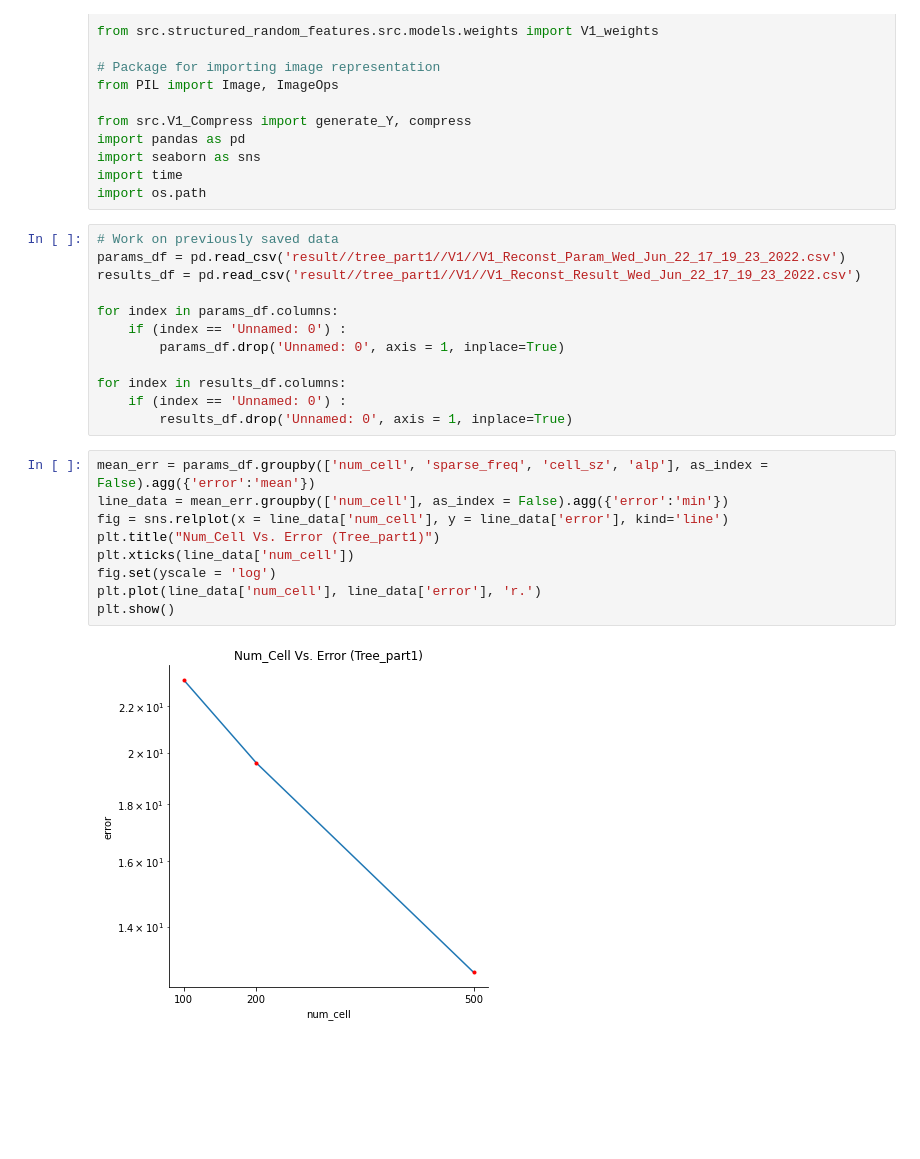
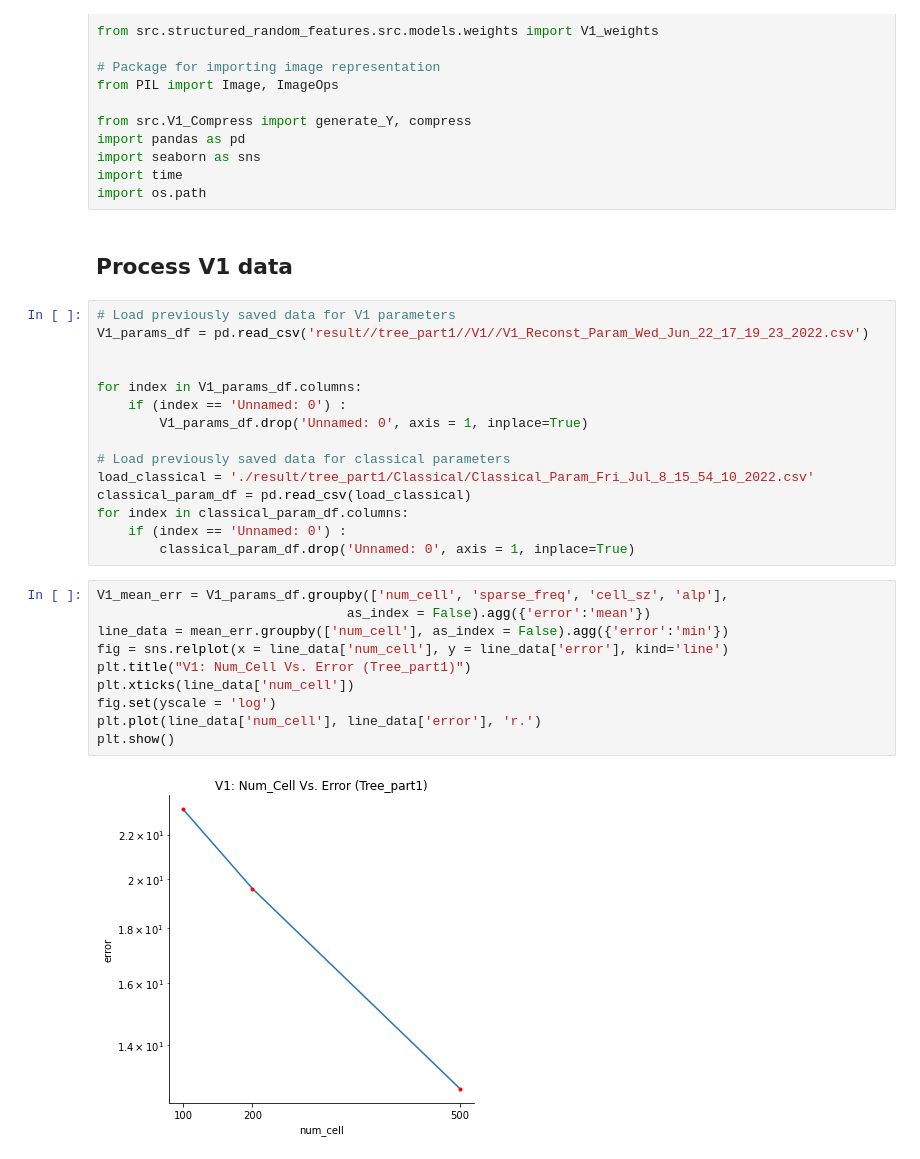
Before and after one commit to qkstngus000/Visual-Compressive-Sensing, a Jupyter notebook: NumCell_VS_Error_Graph.ipynb, the cells around one changed output. Cells and saved outputs as stored; diff of their text form; blank space fills up the shorter version.

```diff
--- a/NumCell_VS_Error_Graph.ipynb
+++ b/NumCell_VS_Error_Graph.ipynb
@@ -13,27 +13,33 @@ import pandas as pd
 import seaborn as sns
 import time
 import os.path
+# %% [markdown]
+## Process V1 data
 # %%
-# Work on previously saved data
-params_df = pd.read_csv('result//tree_part1//V1//V1_Reconst_Param_Wed_Jun_22_17_19_23_2022.csv')
-results_df = pd.read_csv('result//tree_part1//V1//V1_Reconst_Result_Wed_Jun_22_17_19_23_2022.csv')
+# Load previously saved data for V1 parameters
+V1_params_df = pd.read_csv('result//tree_part1//V1//V1_Reconst_Param_Wed_Jun_22_17_19_23_2022.csv')
 
-for index in params_df.columns:
+
+for index in V1_params_df.columns:
     if (index == 'Unnamed: 0') :
-        params_df.drop('Unnamed: 0', axis = 1, inplace=True)
+        V1_params_df.drop('Unnamed: 0', axis = 1, inplace=True)
 
-for index in results_df.columns:
+# Load previously saved data for classical parameters
+load_classical = './result/tree_part1/Classical/Classical_Param_Fri_Jul_8_15_54_10_2022.csv'
+classical_param_df = pd.read_csv(load_classical)
+for index in classical_param_df.columns:
     if (index == 'Unnamed: 0') :
-        results_df.drop('Unnamed: 0', axis = 1, inplace=True)
+        classical_param_df.drop('Unnamed: 0', axis = 1, inplace=True)
 # %%
-mean_err = params_df.groupby(['num_cell', 'sparse_freq', 'cell_sz', 'alp'], as_index = False).agg({'error':'mean'})
+V1_mean_err = V1_params_df.groupby(['num_cell', 'sparse_freq', 'cell_sz', 'alp'],
+                                as_index = False).agg({'error':'mean'})
 line_data = mean_err.groupby(['num_cell'], as_index = False).agg({'error':'min'})
 fig = sns.relplot(x = line_data['num_cell'], y = line_data['error'], kind='line')
-plt.title("Num_Cell Vs. Error (Tree_part1)")
+plt.title("V1: Num_Cell Vs. Error (Tree_part1)")
 plt.xticks(line_data['num_cell'])
 fig.set(yscale = 'log')
 plt.plot(line_data['num_cell'], line_data['error'], 'r.')
 plt.show()
 # %% [output]
-[figure, old version]
+[figure, new version]
 # %%
```
Also changed, not shown: parts of 11 cells of this notebook, 13 other files.
